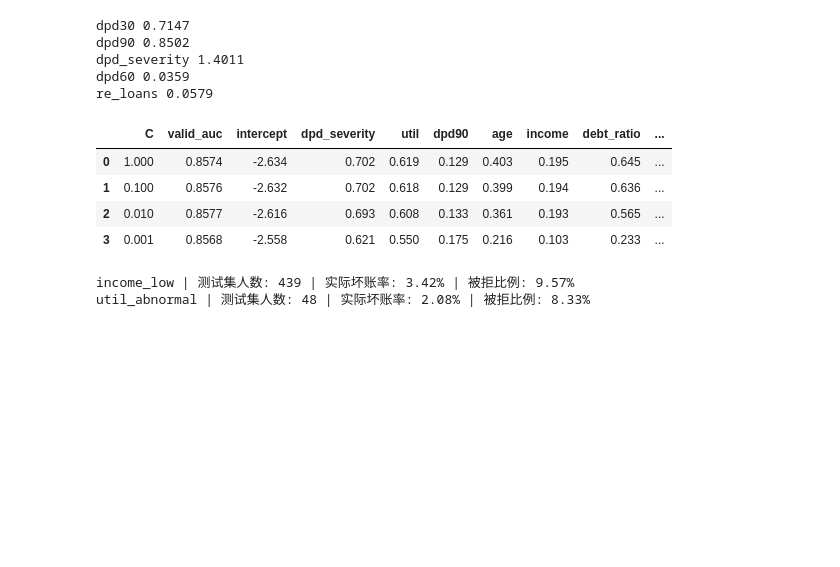
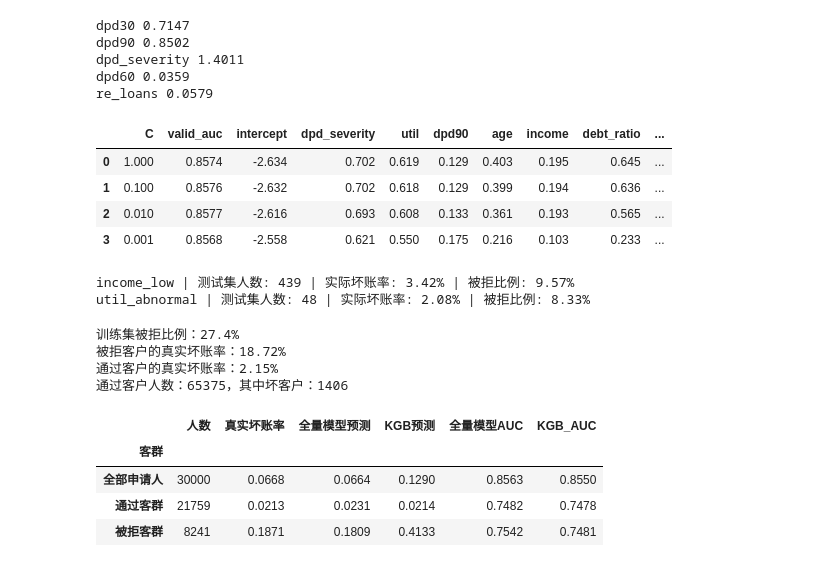
Before and after one commit to DUJIALING-sketch/credit_scorecard, a Jupyter notebook: my_scorecard.ipynb, the cells around one changed output. Saved outputs shown, nothing was run; the diff lists cells and outputs as text; code cells hidden in the pictures; blank space fills up the shorter version.

```diff
--- a/my_scorecard.ipynb
+++ b/my_scorecard.ipynb
@@ -1278,3 +1279,65 @@ for flag in ["income_low", "util_abnormal"]:
 # %% [output]
 income_low | 测试集人数: 439 | 实际坏账率: 3.42% | 被拒比例: 9.57%
 util_abnormal | 测试集人数: 48 | 实际坏账率: 2.08% | 被拒比例: 8.33%
+# %%
+# 拒绝推断 第 1 步：模拟旧政策，把客户分成"被拒"和"通过"
+def old_policy_reject(d):
+    return ((d["dpd_any"] == 1) | (d["util"] > 0.9) | (d["dpd_special"] == 1)).values#| 是"或"。三个条件里只要有一个是 True，结果就是 True。
+
+rej_tr = old_policy_reject(train)
+rej_te = old_policy_reject(test)
+
+print(f"训练集被拒比例：{rej_tr.mean():.1%}")
+print(f"被拒客户的真实坏账率：{np.asarray(y_train)[rej_tr].mean():.2%}")
+print(f"通过客户的真实坏账率：{np.asarray(y_train)[~rej_tr].mean():.2%}")
+print(f"通过客户人数：{(~rej_tr).sum()}，其中坏客户：{np.asarray(y_train)[~rej_tr].sum()}")
+# %% [output]
+训练集被拒比例：27.4%
+被拒客户的真实坏账率：18.72%
+通过客户的真实坏账率：2.15%
+通过客户人数：65375，其中坏客户：1406
+# %%
+#结果解读：被拒的人根本没借到钱，你永远不知道他们如果借了会不会还。所以他们没有标签。
+#模型它只见过"看起来不错"的客户，但上线之后，来申请的是所有人，包括有逾期记录的。它对这些人的判断很可能不准。这就叫样本偏差，而"拒绝推断"就是想办法修正它的一类方法。
+#做法是训练两个模型：
+#模型 A（全量模型）：用全部 9 万人训练。它见过所有类型的客户。现实中做不到，但 Kaggle 数据所有人都有标签，所以这里可以做，拿它当"标准答案"。
+#模型 B（KGB 模型）：只用通过的 65,375 人训练。这是现实中公司真正能做到的。
+#然后让两个模型去给测试集的人打分，比较它们的表现，尤其是对"被拒的那类人"的表现。如果模型 B 明显更差，就证明样本偏差确实存在。
+
+# 拒绝推断 第 2 步：全量模型 vs KGB 模型
+
+# ---- 准备数据：特征和标签 ----
+X_tr, X_te = woe_train[final_vars], woe_test[final_vars]
+y_tr, y_te = np.asarray(y_train), np.asarray(y_test)
+
+# ---- 训练两个模型 ----模型决定学习什么人，后面效果还是会测试各种不同客群
+# 全量模型：用全部 9 万人训练（现实中做不到，这里当作标准答案）
+full = LogisticRegression(C=1.0, max_iter=1000).fit(X_tr, y_tr)#建一个逻辑回归，用特征和标签训练，也就是让模型学规律。
+
+# KGB 模型：只用通过的人训练（现实中公司真正能做到的）
+kgb = LogisticRegression(C=1.0, max_iter=1000).fit(X_tr[~rej_tr], y_tr[~rej_tr])#~rej_tr 是"没被拒的人"，所以只用通过的 65,375 人。
+
+# ---- 给测试集 3 万人打分（预测坏账概率）----
+p_full = full.predict_proba(X_te)[:, 1]#对测试集 3 万人预测，返回两列，第 0 列是好客户概率，第 1 列是坏客户概率。
+p_kgb = kgb.predict_proba(X_te)[:, 1]#冒号表示所有行，1 表示第 1 列，所以得到每个人的坏账概率。
+
+# ---- 按三个客群比较 ----
+everyone = np.ones(len(y_te), dtype=bool)#创建一个与测试集客户数量相同、全部为 True 的布尔筛选数组。
+rows = []
+for name, mask in [("全部申请人", everyone), ("通过客群", ~rej_te), ("被拒客群", rej_te)]:#mask是布尔数组
+    rows.append({
+        "客群": name,
+        "人数": mask.sum(),#True 的个数，即这群人的人数。
+        "真实坏账率": y_te[mask].mean(),#这群人真实标签的平均值，即真实坏账率。
+        "全量模型预测": p_full[mask].mean(),
+        "KGB预测": p_kgb[mask].mean(),#两个模型对这群人预测概率的平均值。把它和真实坏账率放在一起，能看出模型估得准不准。
+        "全量模型AUC": roc_auc_score(y_te[mask], p_full[mask]),
+        "KGB_AUC": roc_auc_score(y_te[mask], p_kgb[mask]),#这群人里，模型区分好坏的能力。1 是完美，0.5 是瞎猜。
+    })
+pd.DataFrame(rows).set_index("客群").round(4)
+# %% [output]
+|  | 人数 | 真实坏账率 | 全量模型预测 | KGB预测 | 全量模型AUC | KGB_AUC |
+| 客群 |  |  |  |  |  |  |
+| 全部申请人 | 30000 | 0.0668 | 0.0664 | 0.1290 | 0.8563 | 0.8550 |
+| 通过客群 | 21759 | 0.0213 | 0.0231 | 0.0214 | 0.7482 | 0.7478 |
+| 被拒客群 | 8241 | 0.1871 | 0.1809 | 0.4133 | 0.7542 | 0.7481 |
```
Also changed, not shown: parts of 6 cells of this notebook, 1 other file.
